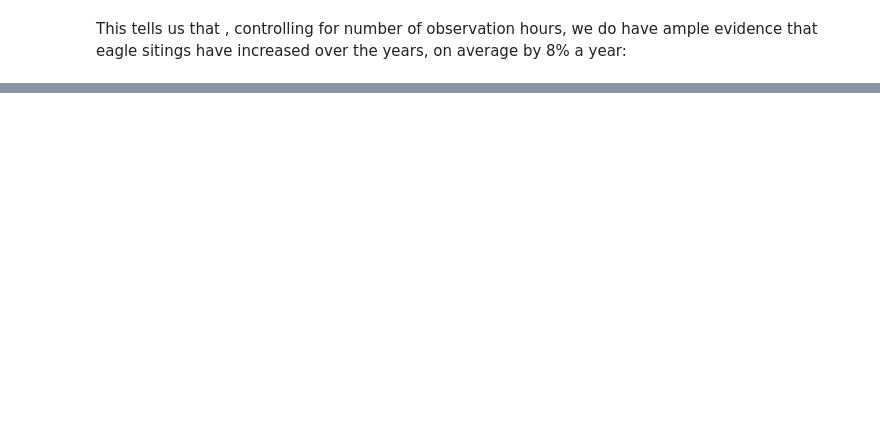
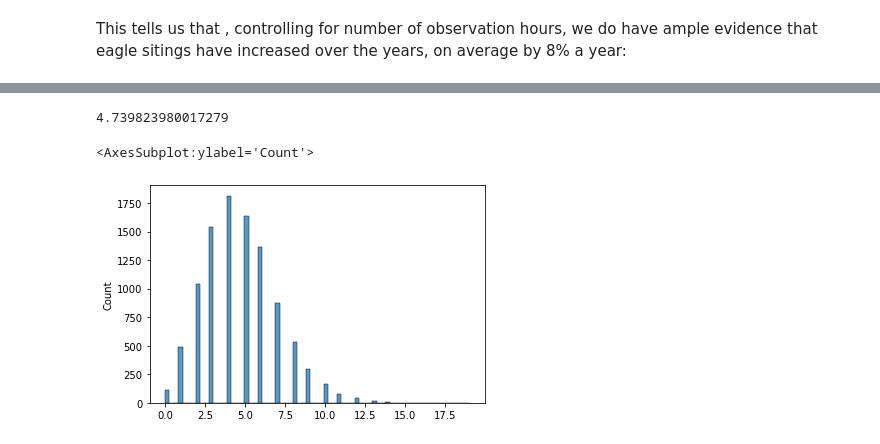
Before and after one commit to DrEntropy/BayesRulesWork, a Jupyter notebook: Chapter12.ipynb, the cells around one changed output, grey strips where cells are left out. Drawn from its saved outputs; the diff is of its cells as text; code cells hidden in the pictures; blank space fills up the shorter version.

```diff
--- a/Chapter12.ipynb
+++ b/Chapter12.ipynb
@@ -130,0 +254,15 @@ az.plot_trace(samples);
+# %%
+# look at count predicted distribution directly
+# note that alpha here is 'the number of successes' .
+
+mu_test = np.exp(.08*eagles["year"].mean() - 158.364)
+alpha_test = 48.0
+p_test =alpha_test/(mu_test+alpha_test)
+mu_test
+# %% [output]
+4.739823980017279
+# %%
+sns.histplot(np.random.negative_binomial(alpha_test,p_test, size = 10000))
+# %% [output]
+<AxesSubplot:ylabel='Count'>
+[figure, added]
```
Also changed, not shown: parts of 37 cells of this notebook.
